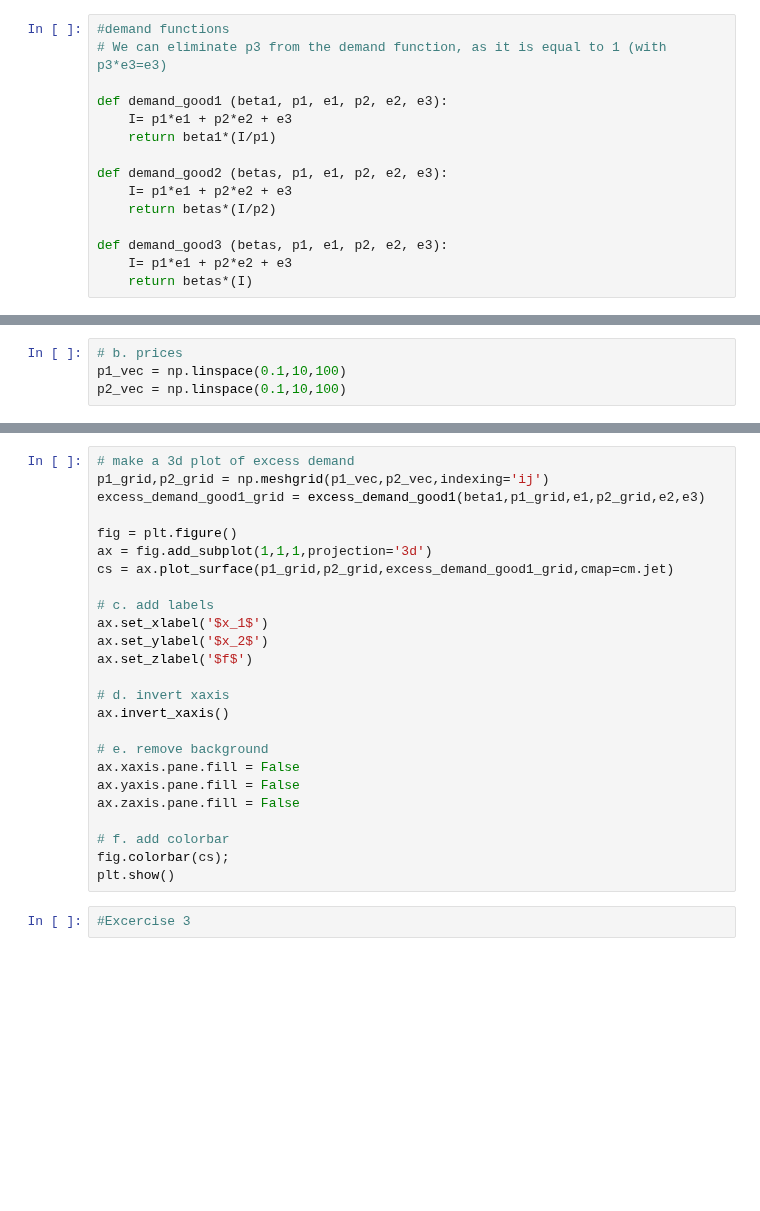
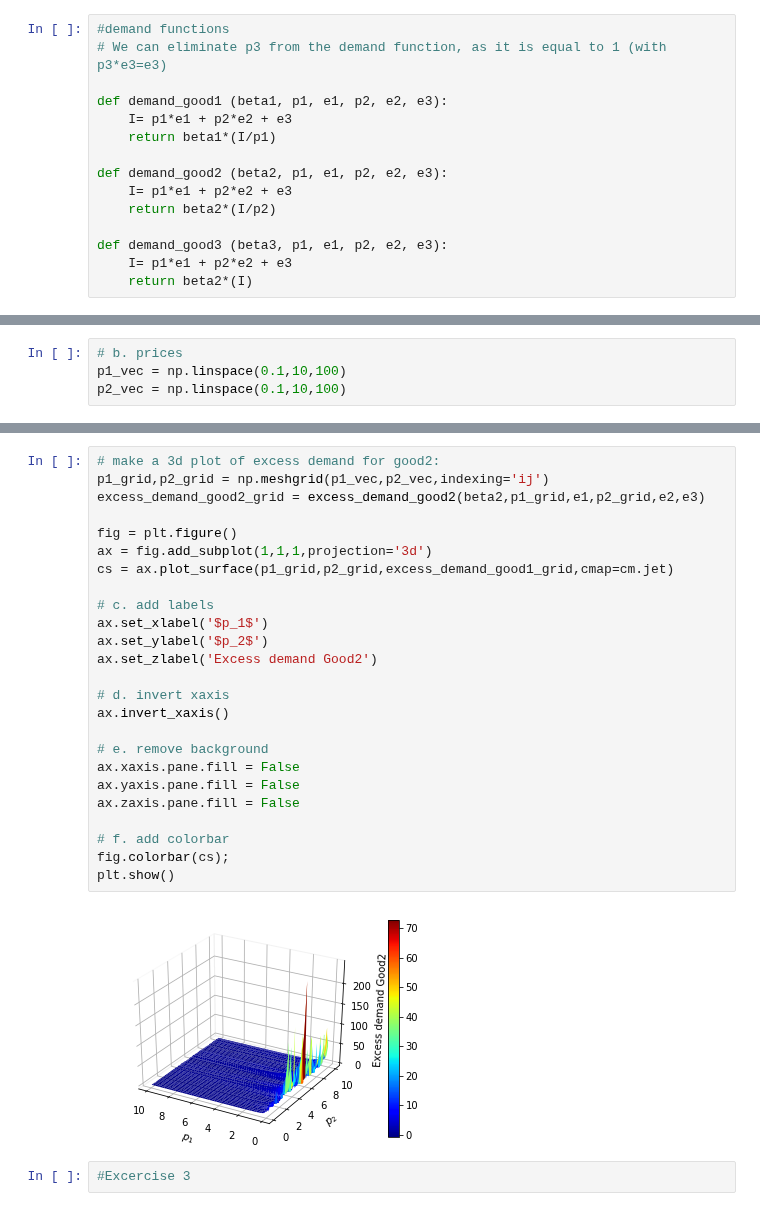
Before and after one commit to NumEconCopenhagen/projects-2019-al, a Jupyter notebook: examproject/Manon.ipynb, the cells around one changed output, grey strips where cells are left out. Drawn from its saved outputs; the diff is of its cells as text; blank space fills up the shorter version.

```diff
--- a/examproject/Manon.ipynb
+++ b/examproject/Manon.ipynb
@@ -230,13 +230,13 @@ def demand_good1 (beta1, p1, e1, p2, e2, e3):
     I= p1*e1 + p2*e2 + e3
     return beta1*(I/p1)
 
-def demand_good2 (betas, p1, e1, p2, e2, e3):
+def demand_good2 (beta2, p1, e1, p2, e2, e3):
     I= p1*e1 + p2*e2 + e3
-    return betas*(I/p2)
+    return beta2*(I/p2)
 
-def demand_good3 (betas, p1, e1, p2, e2, e3):
+def demand_good3 (beta3, p1, e1, p2, e2, e3):
     I= p1*e1 + p2*e2 + e3
-    return betas*(I)
+    return beta2*(I)
 # %%
 #excess demand functions:
 
@@ -300,28 +300,30 @@ plt.show()
 # %%
-# make a 3d plot of excess demand
+# make a 3d plot of excess demand for good2:
 p1_grid,p2_grid = np.meshgrid(p1_vec,p2_vec,indexing='ij')
-excess_demand_good1_grid = excess_demand_good1(beta1,p1_grid,e1,p2_grid,e2,e3)
+excess_demand_good2_grid = excess_demand_good2(beta2,p1_grid,e1,p2_grid,e2,e3)
 
 fig = plt.figure()
 ax = fig.add_subplot(1,1,1,projection='3d')
 cs = ax.plot_surface(p1_grid,p2_grid,excess_demand_good1_grid,cmap=cm.jet)
 
 # c. add labels
-ax.set_xlabel('$x_1$')
-ax.set_ylabel('$x_2$')
-ax.set_zlabel('$f$')
+ax.set_xlabel('$p_1$')
+ax.set_ylabel('$p_2$')
+ax.set_zlabel('Excess demand Good2')
 
 # d. invert xaxis
 ax.invert_xaxis()
 
 # e. remove background
 ax.xaxis.pane.fill = False
 ax.yaxis.pane.fill = False
 ax.zaxis.pane.fill = False
 
 # f. add colorbar
 fig.colorbar(cs);
 plt.show()
+# %% [output]
+[figure, added]
 # %%
 #Excercise 3
 # %%
```
Also changed, not shown: parts of 5 cells of this notebook.
